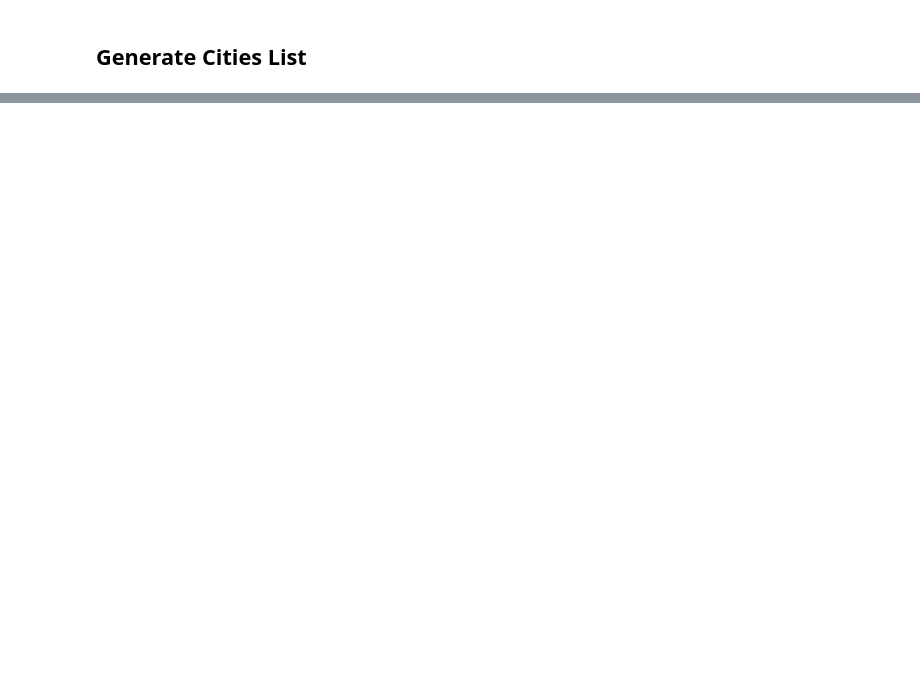
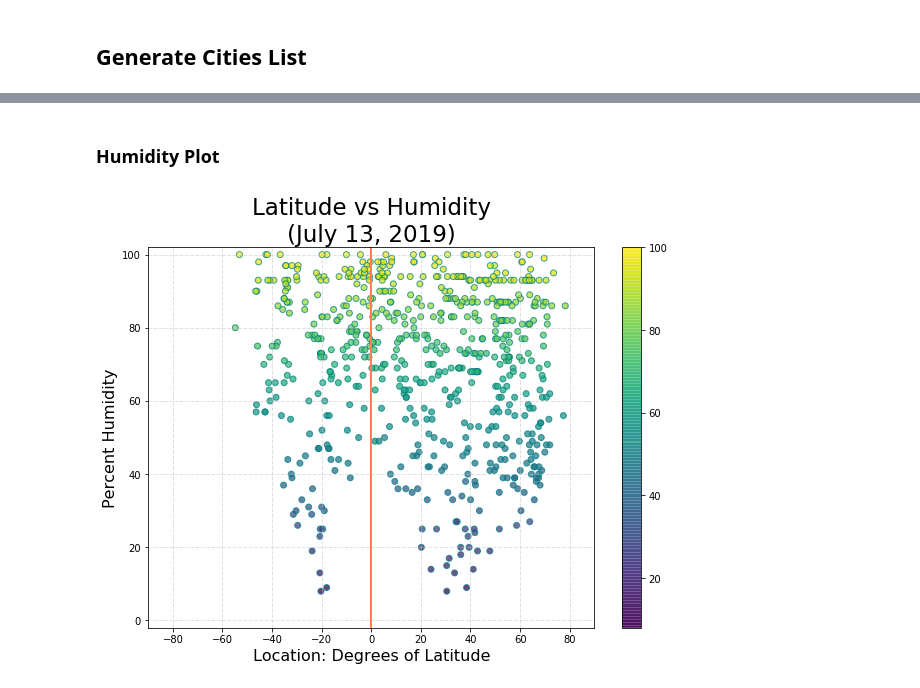
Before and after one commit to JAK-UCF/UNIT-6-HOMEWORK, a Jupyter notebook: WeatherPy_HOMEWORK_SUBMISSION.ipynb, the cells around one changed output, grey strips where cells are left out. Drawn from its saved outputs; the diff is of its cells as text; code cells hidden in the pictures; blank space fills up the shorter version.

```diff
--- a/WeatherPy_HOMEWORK_SUBMISSION.ipynb
+++ b/WeatherPy_HOMEWORK_SUBMISSION.ipynb
@@ -391,0 +233,33 @@ plt.show()
+# %% [markdown]
+### Humidity Plot
+# %%
+plt.figure(figsize = (10, 7))
+
+plt.scatter(city_weather_df['Latitude'], city_weather_df['Humidity (%)'],
+            marker = 'o',
+            c = city_weather_df['Humidity (%)'],
+            edgecolor = 'teal',
+            alpha = 0.75)
+
+# Title the plot.
+plt.title((f'Latitude vs Humidity\n({called_on})'), fontsize = 23)
+
+# Label and limits for x-axis.
+plt.xlabel('Location: Degrees of Latitude', fontsize = 16)
+plt.xlim (-90, 90)
+
+# Label and limits for y-axis.
+plt.ylabel('Percent Humidity', fontsize = 16)
+plt.ylim (-2, 102)
+
+# Add light grid with axis line for equator
+plt.grid(color = 'silver', linestyle = '-.', linewidth = 0.5)
+plt.axvline(linewidth = 2, color = 'coral')
+
+# Show colorbar
+plt.colorbar()
+plt.savefig((f'PLOT - Humidity {called_on}.png'))
+
+plt.show()
+# %% [output]
+[figure, added]
```
Also changed, not shown: parts of 46 cells of this notebook, 20 other files.
